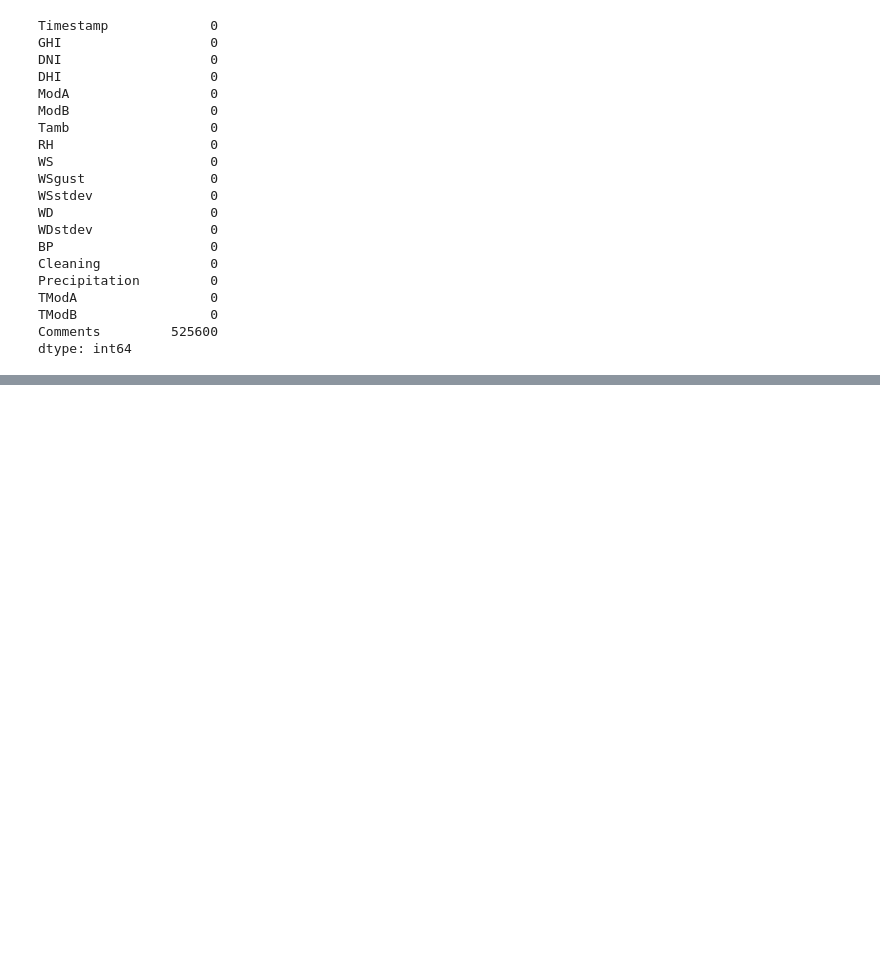
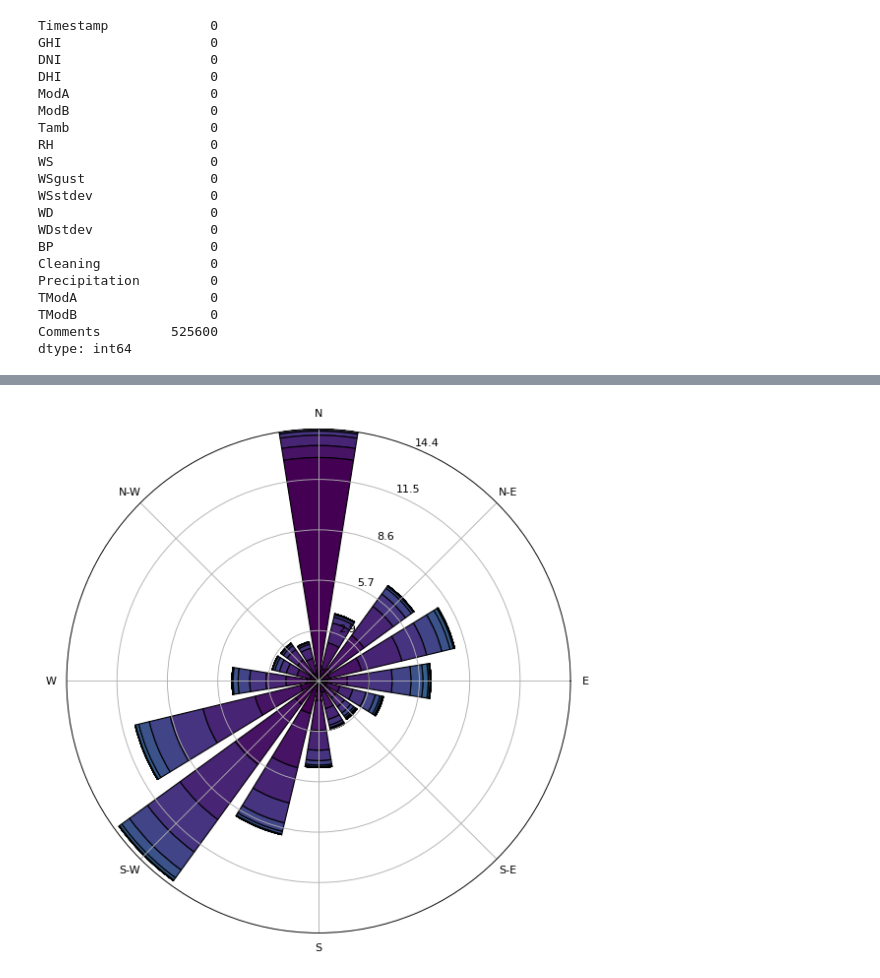
Before and after one commit to ERMIASWAKGARI/AI_Mastery_Week_0_Challenge, a Jupyter notebook: notebooks/EDA_benin-malanville.ipynb, the cells around one changed output, grey strips where cells are left out. Cells and saved outputs as stored; diff of their text form; code cells hidden in the pictures; blank space fills up the shorter version.

```diff
--- a/notebooks/EDA_benin-malanville.ipynb
+++ b/notebooks/EDA_benin-malanville.ipynb
@@ -77,2 +164,14 @@ plt.show()
+# %%
+## Wind Rose Analysis
+
+from windrose import WindroseAxes
+
+# Assuming df has 'wd' for wind direction and 'ws' for wind speed
+ax = WindroseAxes.from_ax()
+ax.bar(df['wd'], df['ws'], bins=np.arange(0, df['ws'].max() + 1, 1),
+       normed=True, edgecolor='k')  # Use 'normed=True' instead of 'norm'
+plt.show()
+# %% [output]
+[figure, added]
 # %%
 ## Histograms:
```
Also changed, not shown: parts of 16 cells of this notebook, 11 other files.
